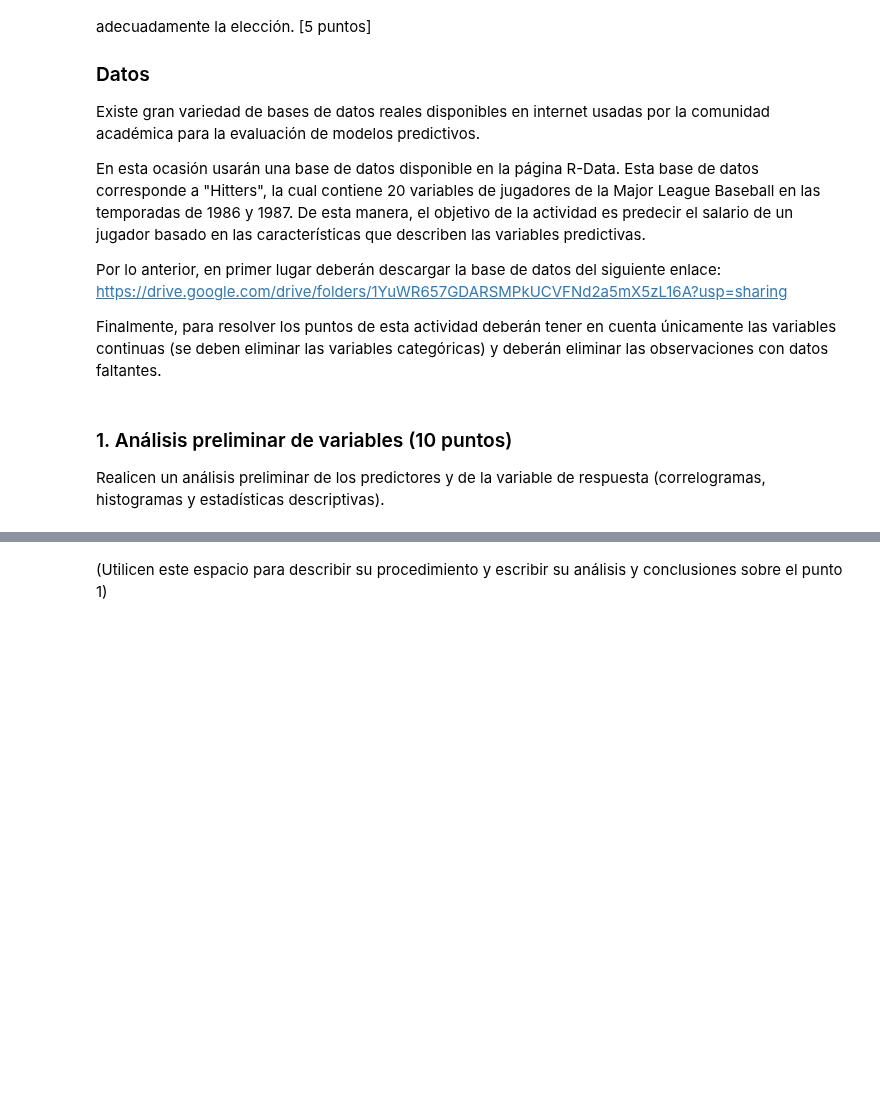
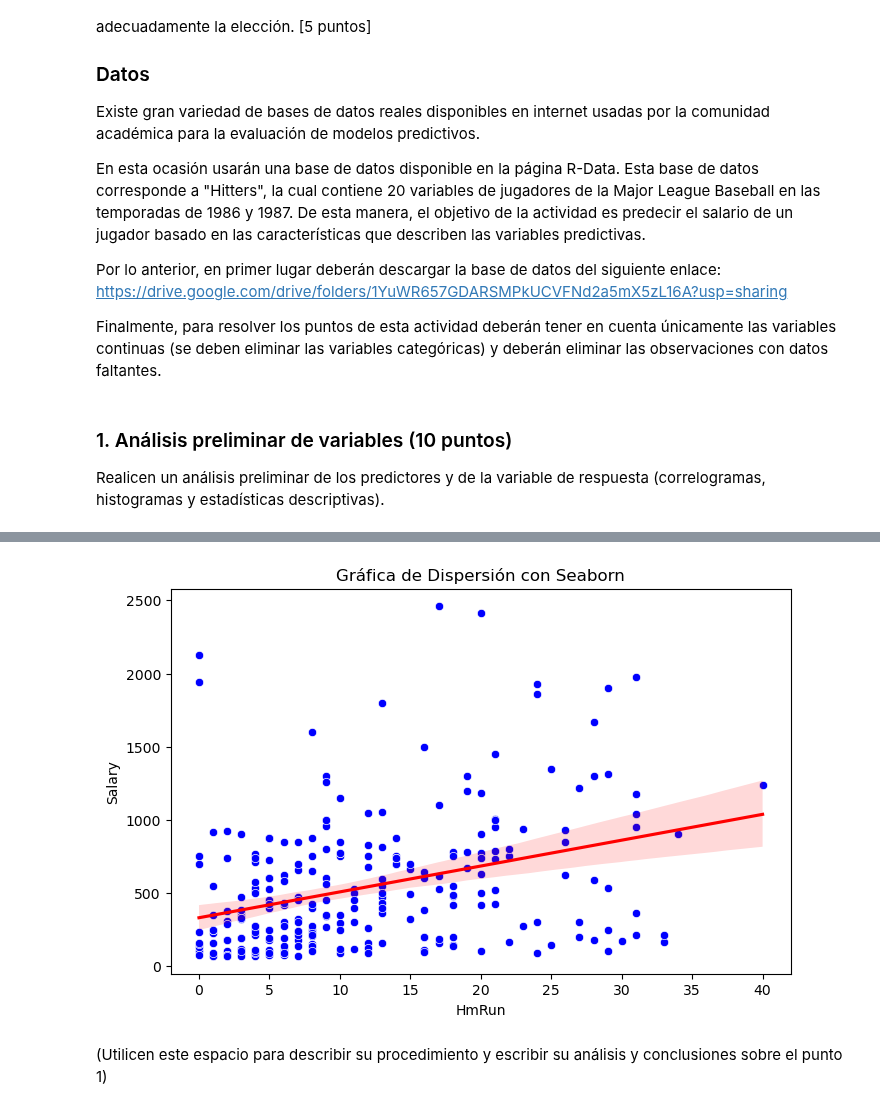
Before and after one commit to carrasquintero/Entrega_ETL, a Jupyter notebook: Caso modelos lineales para regresión, muestreo y selección del mejor modelo.ipynb, the cells around one changed output, grey strips where cells are left out. Drawn from its saved outputs; the diff is of its cells as text; code cells hidden in the pictures; blank space fills up the shorter version.

```diff
--- a/Caso modelos lineales para regresión, muestreo y selección del mejor modelo.ipynb
+++ b/Caso modelos lineales para regresión, muestreo y selección del mejor modelo.ipynb
@@ -65,3 +91,13 @@ hitters.head()
+# %%
+#### Dispersion entre Salario y Home Runs
+import matplotlib.pyplot as plt
+plt.figure(figsize=(8, 5))
+sns.scatterplot(x='HmRun', y='Salary', data=hitters, color='blue')
+sns.regplot(x='HmRun', y='Salary', data=hitters, scatter=False, color='red')  # Línea de tendencia
+plt.title('Gráfica de Dispersión con Seaborn')
+plt.show()
+# %% [output]
+[figure, added]
 # %%
 ### Aquí creamos la base de TRAIN y TEST
 import numpy as np
```
Also changed, not shown: parts of 4 cells of this notebook.
